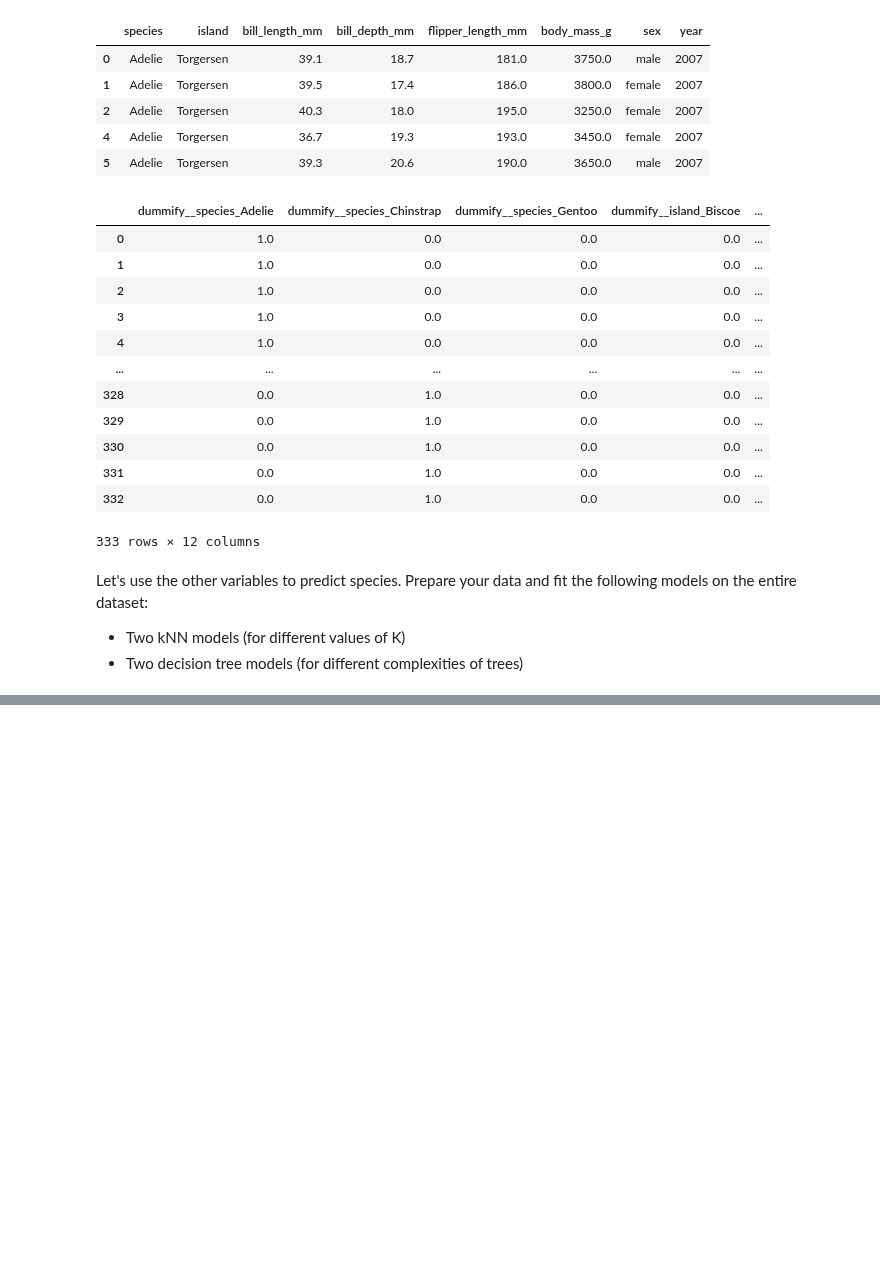
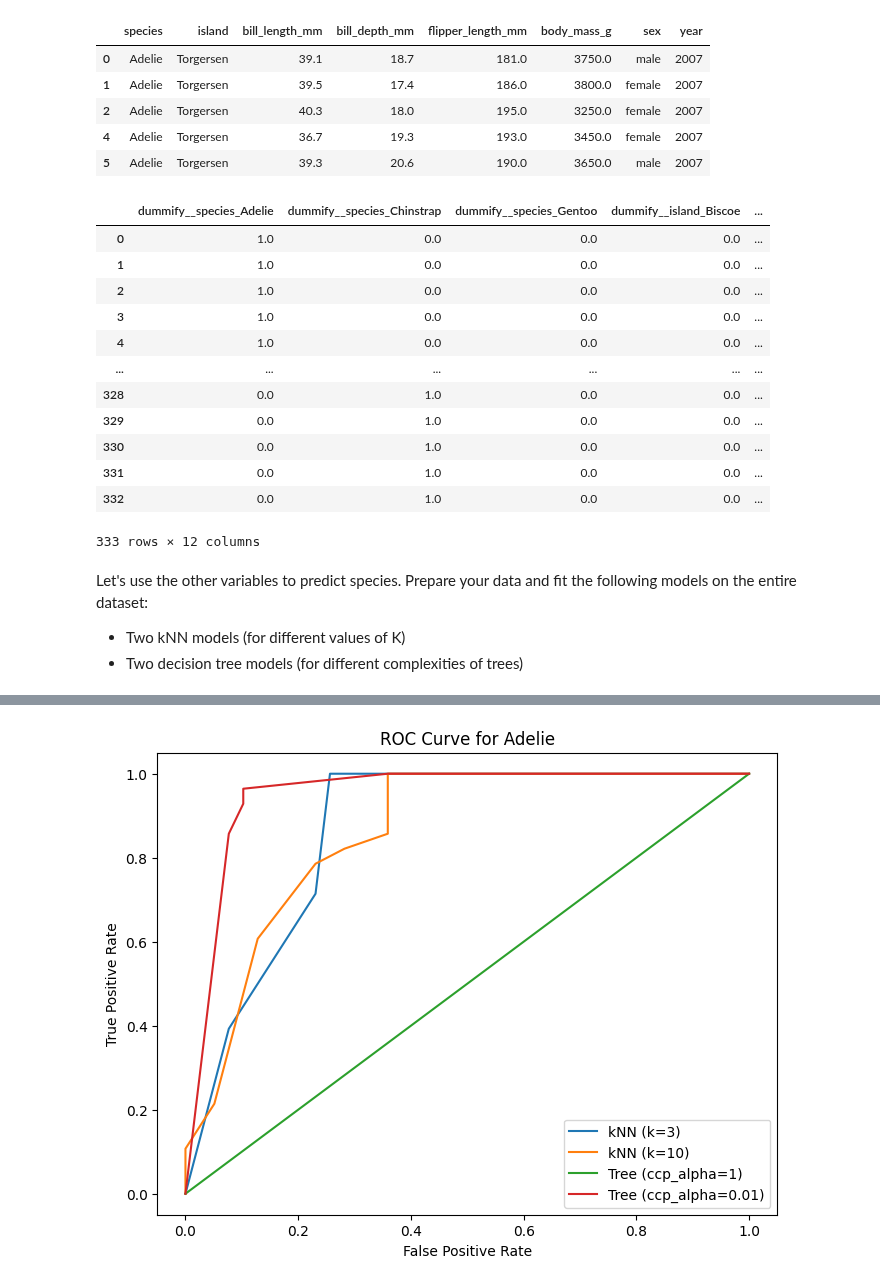
Before and after one commit to chloefeehan/GSB544, a Jupyter notebook: In_Class/Week_8/PA-8.2-Classification.ipynb, the cells around one changed output, grey strips where cells are left out. Saved outputs shown, nothing was run; the diff lists cells and outputs as text; code cells hidden in the pictures; blank space fills up the shorter version.

```diff
--- a/In_Class/Week_8/PA-8.2-Classification.ipynb
+++ b/In_Class/Week_8/PA-8.2-Classification.ipynb
@@ -109,13 +104,11 @@ X_train, X_test, y_train, y_test = train_test_split(X, y, test_size=0.2, random_
 # fit first kNN model where k = 10
 knn10_pipeline = Pipeline([
         ("preprocessing", ct),
-        ("knn6", KNeighborsRegressor(n_neighbors= 10))
+        ("knn6", KNeighborsClassifier(n_neighbors= 10))
     ])
 
 knn10_fitted = knn10_pipeline.fit(X_train, y_train)
 
 knn10_pred_train = knn10_fitted.predict(X_train)
 knn10_pred_test = knn10_fitted.predict(X_test)
-
-knn10_mse_train = mean_squared_error(y_train, knn10_pred_train)
-knn10_mse_test = mean_squared_error(y_test, knn10_pred_test)
+knn10_prob_test = knn10_pipeline.predict_proba(X_test)
@@ -123,0 +126,11 @@ TypeError: unsupported operand type(s) for /: 'str' and 'int'
+# %%
+tree01_pipeline = Pipeline([
+        ("preprocessing", ct),
+        ("knn6", DecisionTreeClassifier(ccp_alpha=.01))
+    ])
+
+tree01_fitted = tree01_pipeline.fit(X_train, y_train)
+
+tree01_pred_train = tree01_fitted.predict(X_train)
+tree01_pred_test = tree01_fitted.predict(X_test)
+tree01_prob_test = tree01_pipeline.predict_proba(X_test)
@@ -123,0 +144,51 @@ TypeError: unsupported operand type(s) for /: 'str' and 'int'
+# %%
+models = {
+    "kNN (k=3)": (knn3_pred_test, knn3_prob_test),
+    "kNN (k=10)": (knn10_pred_test, knn10_prob_test),
+    "Tree (ccp_alpha=1)": (tree1_pred_test, tree1_prob_test),
+    "Tree (ccp_alpha=0.01)": (tree01_pred_test, tree01_prob_test)
+}
+
+# Metrics for each model
+results = []
+
+for name, (y_pred, y_prob) in models.items():
+    accuracy = accuracy_score(y_test, y_pred)
+    precision = precision_score(y_test, y_pred, average='weighted', zero_division=0)
+    recall = recall_score(y_test, y_pred, average='weighted')
+    f1 = f1_score(y_test, y_pred, average='weighted')
+    auc = roc_auc_score(pd.get_dummies(y_test), y_prob, multi_class='ovr') if y_prob is not None else None
+
+    results.append({
+        "Model": name,
+        "Accuracy": accuracy,
+        "Precision": precision,
+        "Recall": recall,
+        "F1 Score": f1,
+        "AUC": auc
+    })
+
+    # Confusion Matrix
+    cm = confusion_matrix(y_test, y_pred)
+    print(f"\nConfusion Matrix for {name}:\n{cm}")
+
+# Results as a DataFrame
+results_df = pd.DataFrame(results)
+print("\nEvaluation Metrics:\n", results_df)
+
+# ROC Curve for one species (e.g., Adelie)
+species_label = "Adelie"  # Adjust to desired species
+species_index = list(y_test.unique()).index(species_label)  # Index of desired species
+
+plt.figure(figsize=(8, 6))
+for name, (_, y_prob) in models.items():
+    if y_prob is not None:
+        fpr, tpr, _ = roc_curve((y_test == species_label).astype(int), y_prob[:, species_index])
+        plt.plot(fpr, tpr, label=f"{name}")
+
+plt.title(f"ROC Curve for {species_label}")
+plt.xlabel("False Positive Rate")
+plt.ylabel("True Positive Rate")
+plt.legend()
+plt.show()
+# %% [output]
@@ -123,0 +212 @@ TypeError: unsupported operand type(s) for /: 'str' and 'int'
+[figure, added]
```
Also changed, not shown: parts of 7 cells of this notebook, 1 other file.
